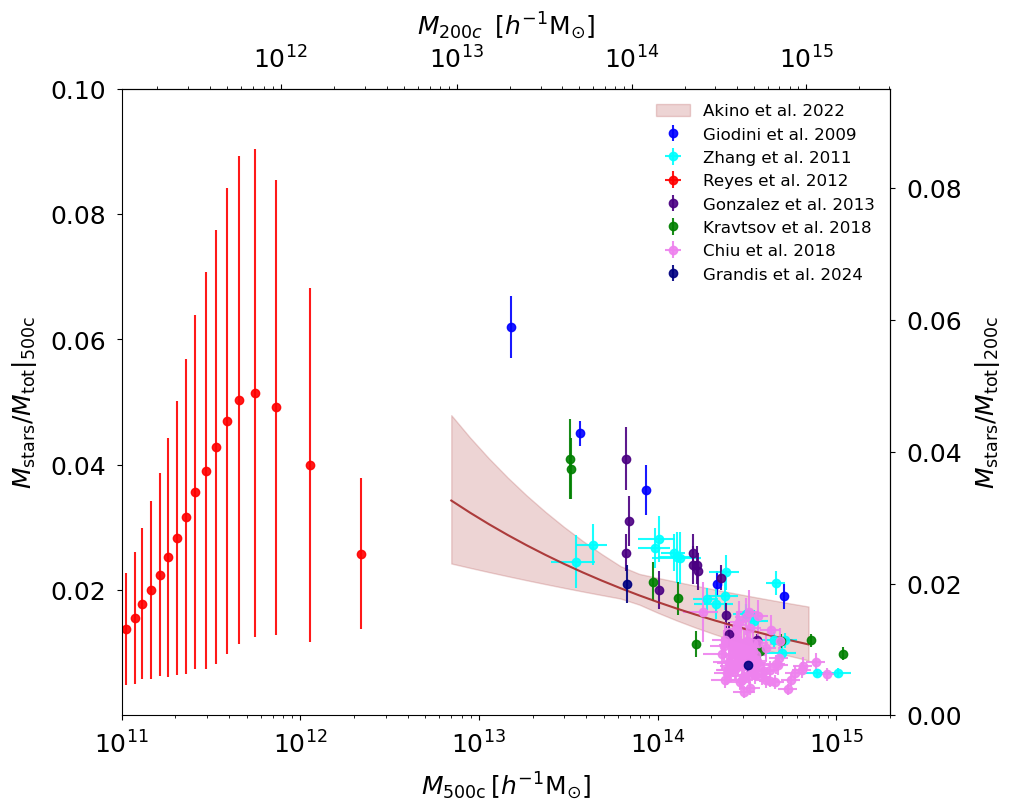
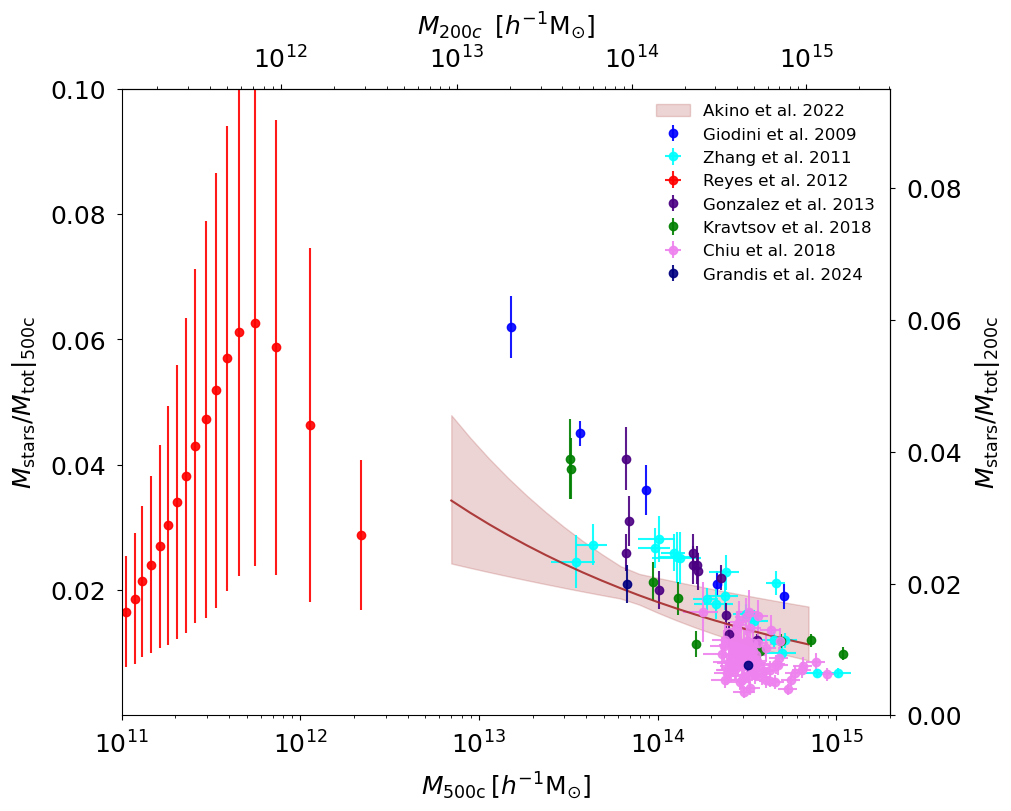
The notebook cell's code change between the first figure and the second:
--- before
+++ after
@@ -7,5 +7,5 @@
 ax.errorbar(m500_G,f_star_G,yerr=erf_star_G, marker="o",c="blue",ls="",label="Giodini et al. 2009",alpha=0.9)
 ax.errorbar(M500_Z, f_star_Z, xerr=M500_err_Z, yerr=f_star_err_Z, marker="o",c="cyan",ls="",label="Zhang et al. 2011",alpha=0.9)
-ax.errorbar(M200_to_M500(M_200c_R),f200_to_f500(f_star_200_R),yerr=erf_star_200_R,xerr=erf_M200c_R,marker="o",c="red",ls="",label="Reyes et al. 2012",alpha=0.9)
+ax.errorbar(M200_to_M500(M_200c_R),convert_to_fstar500(M_200c_R,f_star_200_R),yerr=erf_star_200_R,xerr=erf_M200c_R,marker="o",c="red",ls="",label="Reyes et al. 2012",alpha=0.9)
 ax.errorbar(m500,f_star,yerr=erf_star, marker="o",c="indigo",ls="",label="Gonzalez et al. 2013",alpha=0.9)
 ax.errorbar(M_500_K,frac_star_K,yerr=err_frac_star_K,marker="o",c="green",ls="",label="Kravtsov et al. 2018",alpha=0.9)

Commit: updated notebook